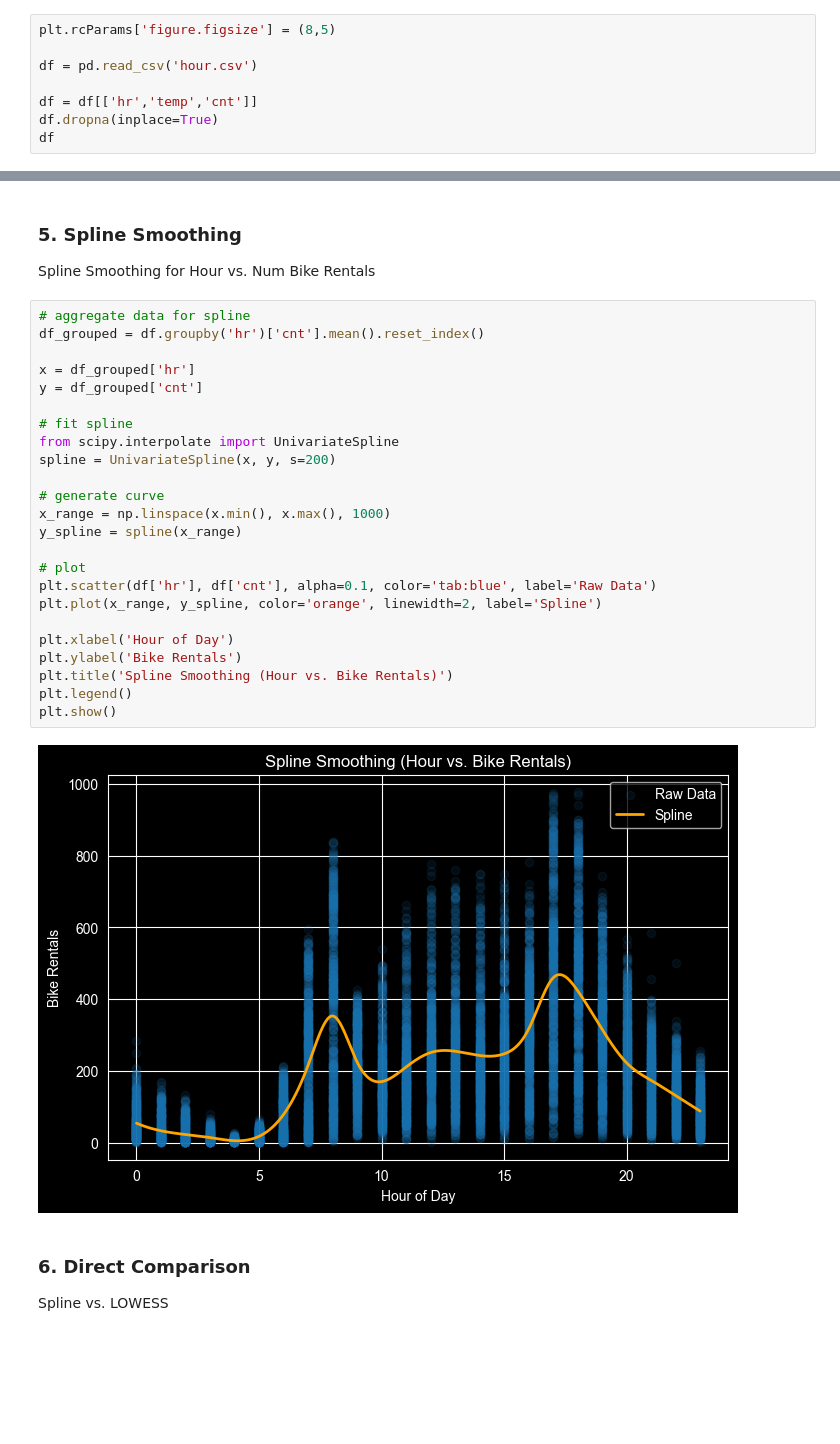
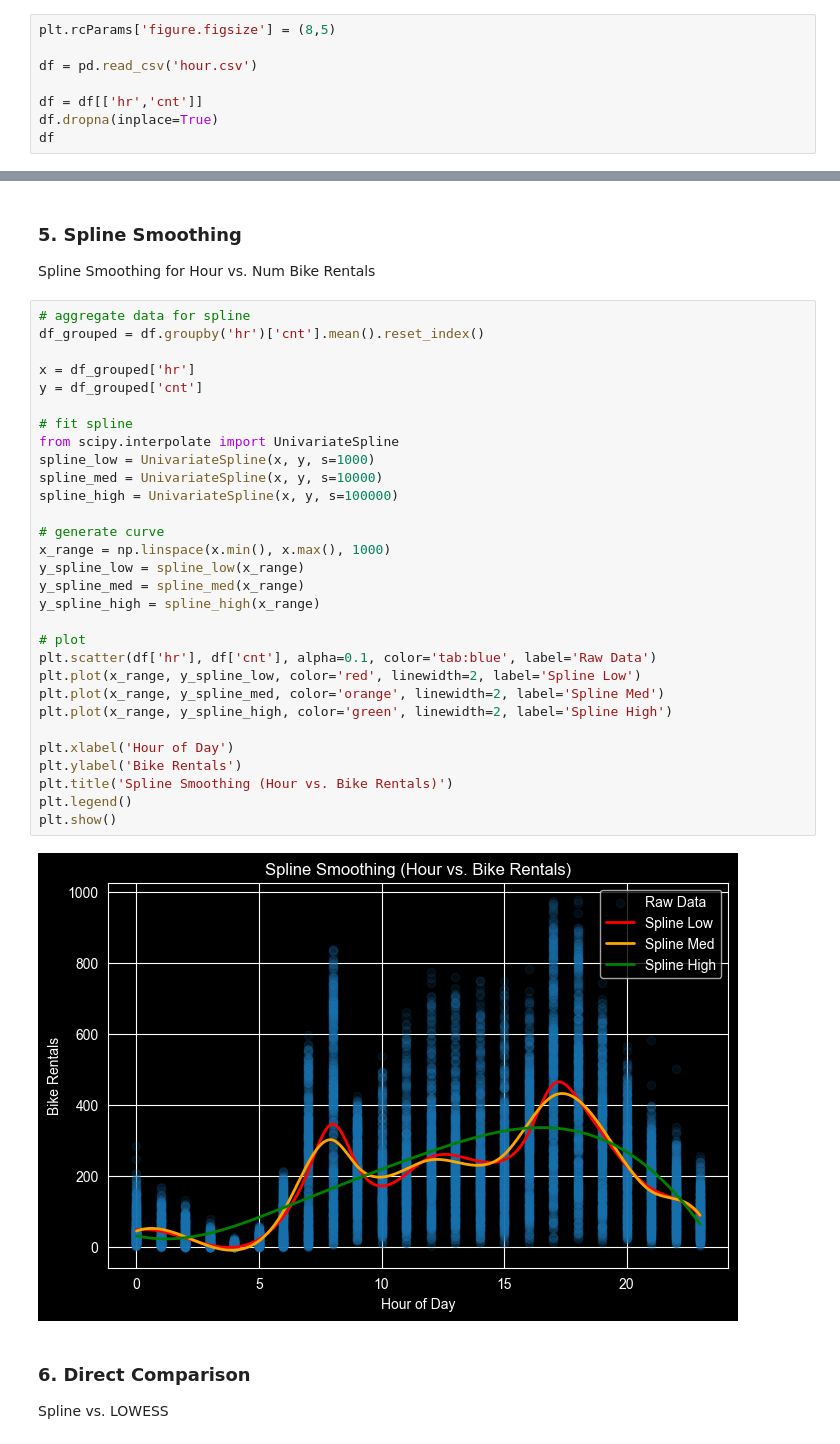
Before and after one commit to adubale/cs5204-lowess-spline-smoothing-project, a Jupyter notebook: project-notebook.ipynb, the cells around one changed output, grey strips where cells are left out. Cells and saved outputs as stored; diff of their text form; blank space fills up the shorter version.

```diff
--- a/project-notebook.ipynb
+++ b/project-notebook.ipynb
@@ -20,7 +20,7 @@ plt.rcParams['figure.figsize'] = (8,5)
 
 df = pd.read_csv('hour.csv')
 
-df = df[['hr','temp','cnt']]
+df = df[['hr','cnt']]
 df.dropna(inplace=True)
 df
 # %% [output]
@@ -76,29 +78,35 @@ Spline Smoothing for Hour vs. Num Bike Rentals
 # %%
 # aggregate data for spline
 df_grouped = df.groupby('hr')['cnt'].mean().reset_index()
 
 x = df_grouped['hr']
 y = df_grouped['cnt']
 
 # fit spline
 from scipy.interpolate import UnivariateSpline
-spline = UnivariateSpline(x, y, s=200)
+spline_low = UnivariateSpline(x, y, s=1000)
+spline_med = UnivariateSpline(x, y, s=10000)
+spline_high = UnivariateSpline(x, y, s=100000)
 
 # generate curve
 x_range = np.linspace(x.min(), x.max(), 1000)
-y_spline = spline(x_range)
+y_spline_low = spline_low(x_range)
+y_spline_med = spline_med(x_range)
+y_spline_high = spline_high(x_range)
 
 # plot
 plt.scatter(df['hr'], df['cnt'], alpha=0.1, color='tab:blue', label='Raw Data')
-plt.plot(x_range, y_spline, color='orange', linewidth=2, label='Spline')
+plt.plot(x_range, y_spline_low, color='red', linewidth=2, label='Spline Low')
+plt.plot(x_range, y_spline_med, color='orange', linewidth=2, label='Spline Med')
+plt.plot(x_range, y_spline_high, color='green', linewidth=2, label='Spline High')
 
 plt.xlabel('Hour of Day')
 plt.ylabel('Bike Rentals')
 plt.title('Spline Smoothing (Hour vs. Bike Rentals)')
 plt.legend()
 plt.show()
 # %% [output]
-[figure, old version]
+[figure, new version]
 # %% [markdown]
 ### 6. Direct Comparison
 Spline vs. LOWESS
```
Also changed, not shown: parts of 4 cells of this notebook.
